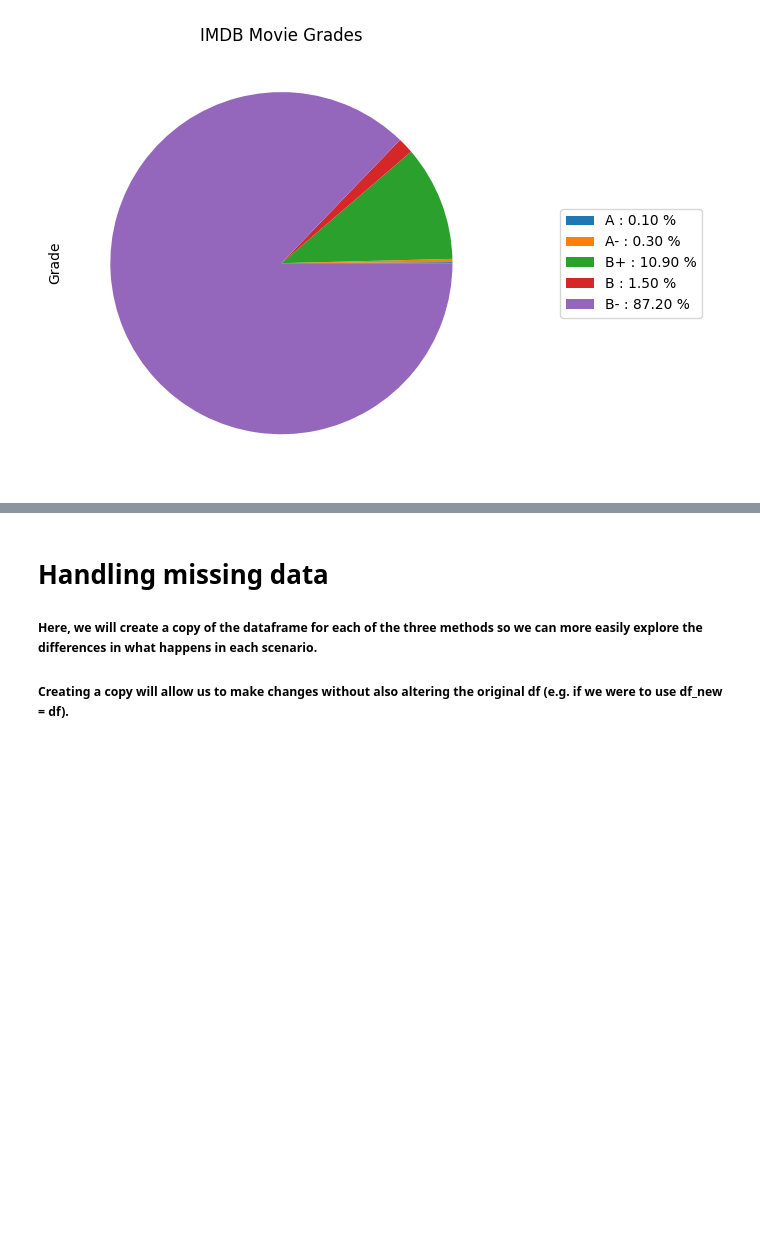
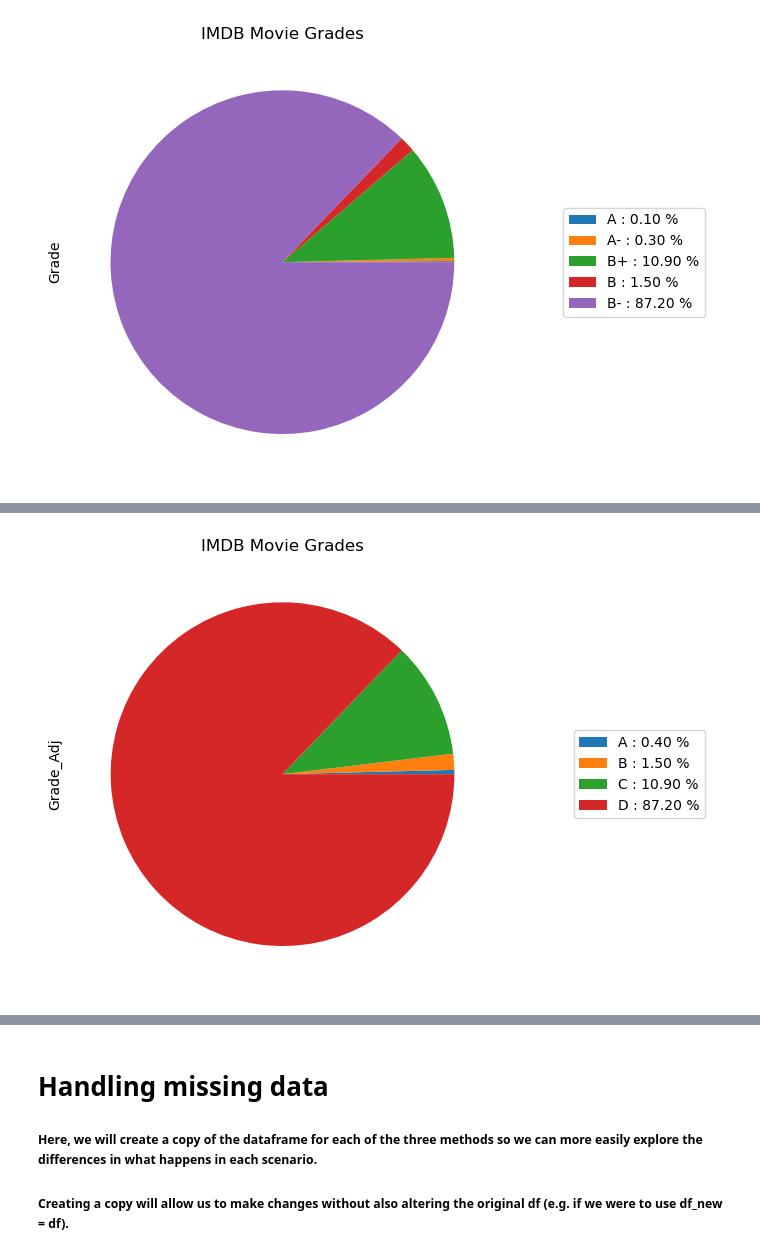
Before and after one commit to likeawednesday/TechCamp_DataViz, a Jupyter notebook: solutions/movie_ratings_SOLUTION.ipynb, the cells around one changed output, grey strips where cells are left out. Drawn from its saved outputs; the diff is of its cells as text; code cells hidden in the pictures; blank space fills up the shorter version.

```diff
--- a/solutions/movie_ratings_SOLUTION.ipynb
+++ b/solutions/movie_ratings_SOLUTION.ipynb
@@ -227,0 +242,37 @@ Binning is useful for creating groups of rows with similar (but not identical) v
+# %%
+# adjusted bins, same visual
+
+# adjust bins
+df["Grade_Adj"] = np.where(df["Rate"] < 8.0,"F",
+                           np.where(df["Rate"] < 8.3, "D",
+                                    np.where(df["Rate"] < 8.6, "C",
+                                             np.where(df["Rate"] < 8.7,"C",
+                                                      np.where(df["Rate"] < 9,"B", "A")
+                                        ),
+                                    ),
+                                ),
+                            )
+
+
+# Let's check to make sure our new "Grade" column is in the dataframe.
+# This time, we'll preview the first 5 rows and only show the Title, Rate, and Grade columns:
+# df.loc[:, ["Title", "Rate", "Grade_Adj"]].head()
+
+# same visual
+x = np.char.array(["A", "B", "C", "D", "F"])
+y = df.groupby("Grade_Adj")["Grade_Adj"].count()
+pct = 100.0 * y / y.sum()
+
+p_pie = df.groupby("Grade_Adj")["Grade_Adj"].count().plot.pie(labels=None)
+p_pie.legend(
+    labels=["{0} : {1:1.2f} %".format(i, j) for i, j in zip(x, pct)],
+    loc="center right",
+    bbox_to_anchor=(1, 0, 0.5, 1),
+)
+p_pie.set_title("IMDB Movie Grades")
+
+plt.tight_layout()
+
+plt.show()
+# %% [output]
+[figure, added]
```
Also changed, not shown: parts of 16 cells of this notebook.
